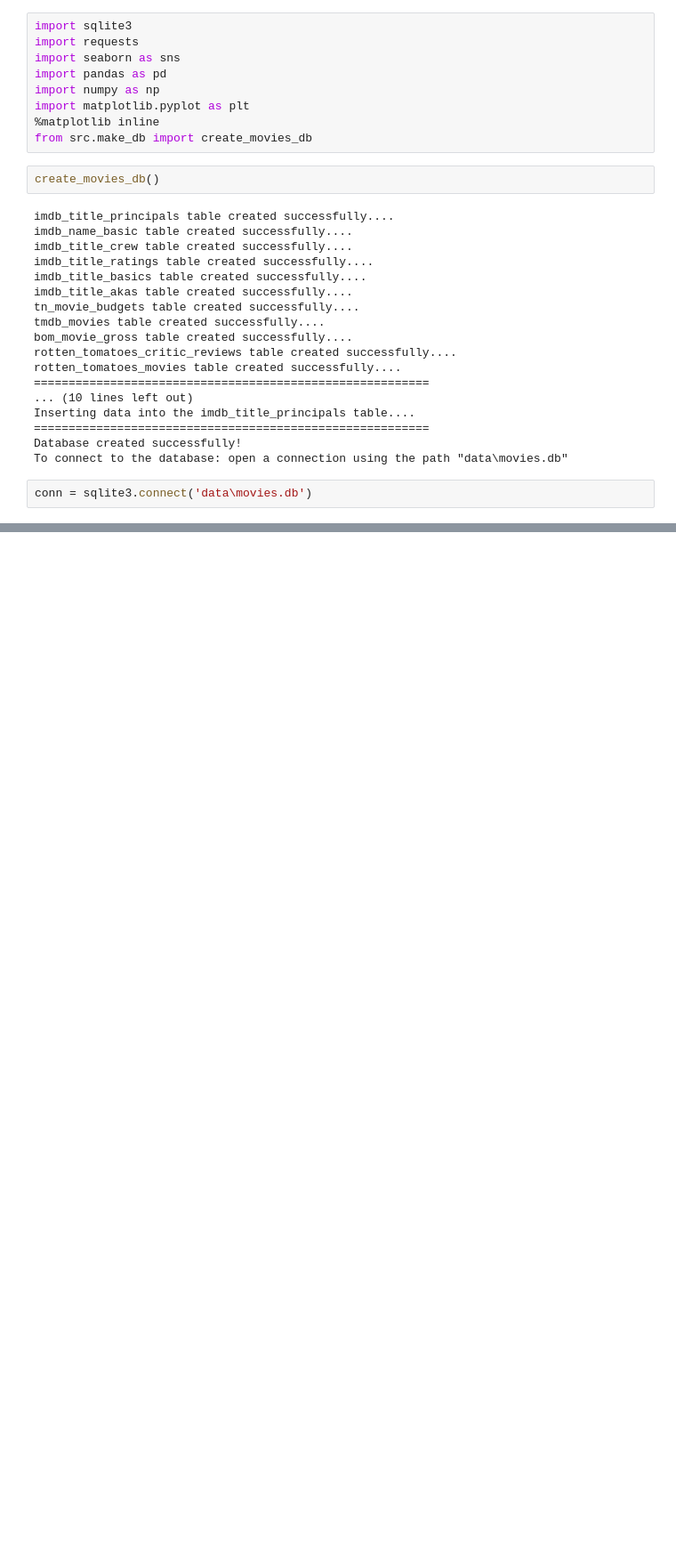
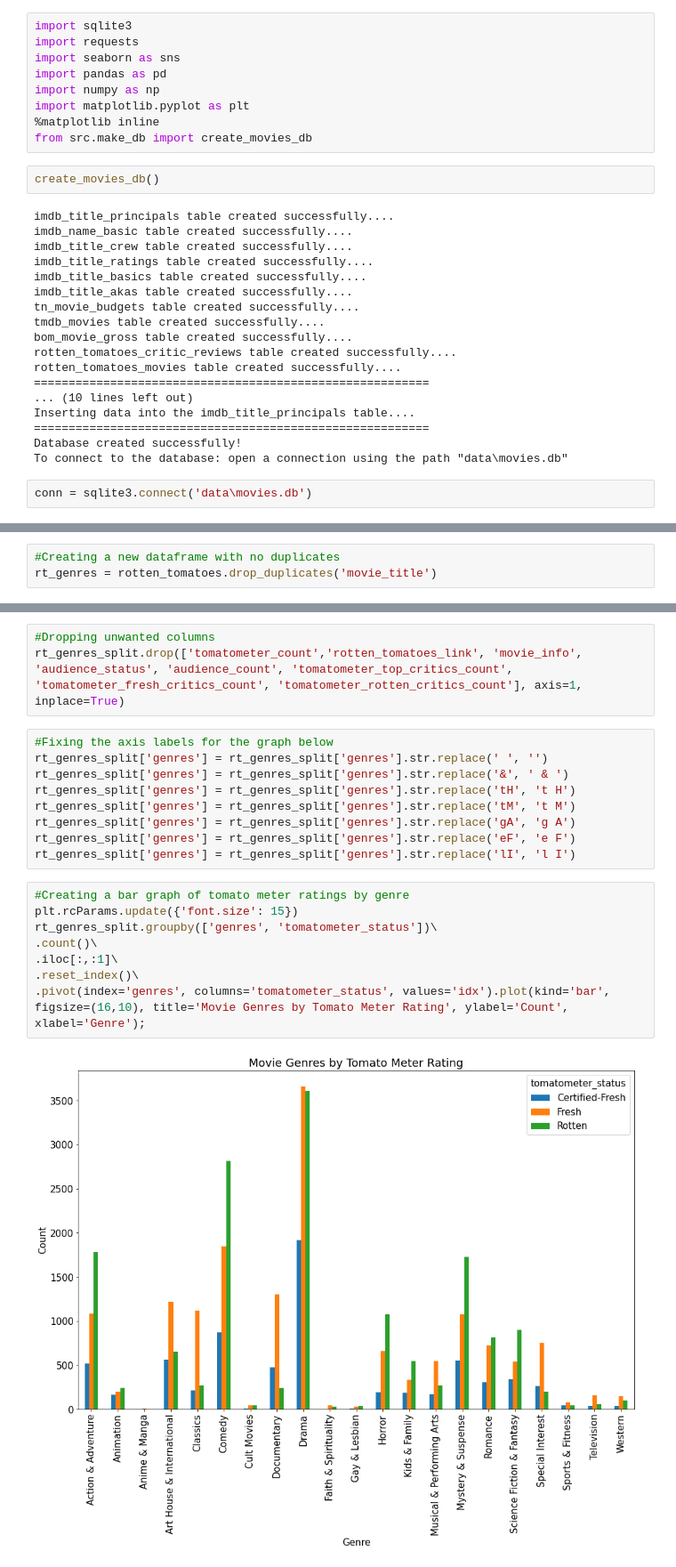
Before and after one commit to krvosen/microsoft_movie_analysis, a Jupyter notebook: Microsoft_Movie_Recomendation_Code.ipynb, the cells around one changed output, grey strips where cells are left out. Shown at 89% size. Drawn from its saved outputs; the diff is of its cells as text; blank space fills up the shorter version.

```diff
--- a/Microsoft_Movie_Recomendation_Code.ipynb
+++ b/Microsoft_Movie_Recomendation_Code.ipynb
@@ -31,0 +163,3 @@ conn = sqlite3.connect('data\movies.db')
+# %%
+#Creating a new dataframe with no duplicates
+rt_genres = rotten_tomatoes.drop_duplicates('movie_title')
@@ -31,0 +183,22 @@ conn = sqlite3.connect('data\movies.db')
+# %%
+#Dropping unwanted columns
+rt_genres_split.drop(['tomatometer_count','rotten_tomatoes_link', 'movie_info', 'audience_status', 'audience_count', 'tomatometer_top_critics_count', 'tomatometer_fresh_critics_count', 'tomatometer_rotten_critics_count'], axis=1, inplace=True)
+# %%
+#Fixing the axis labels for the graph below
+rt_genres_split['genres'] = rt_genres_split['genres'].str.replace(' ', '')
+rt_genres_split['genres'] = rt_genres_split['genres'].str.replace('&', ' & ')
+rt_genres_split['genres'] = rt_genres_split['genres'].str.replace('tH', 't H')
+rt_genres_split['genres'] = rt_genres_split['genres'].str.replace('tM', 't M')
+rt_genres_split['genres'] = rt_genres_split['genres'].str.replace('gA', 'g A')
+rt_genres_split['genres'] = rt_genres_split['genres'].str.replace('eF', 'e F')
+rt_genres_split['genres'] = rt_genres_split['genres'].str.replace('lI', 'l I')
+# %%
+#Creating a bar graph of tomato meter ratings by genre
+plt.rcParams.update({'font.size': 15})
+rt_genres_split.groupby(['genres', 'tomatometer_status'])\
+.count()\
+.iloc[:,:1]\
+.reset_index()\
+.pivot(index='genres', columns='tomatometer_status', values='idx').plot(kind='bar', figsize=(16,10), title='Movie Genres by Tomato Meter Rating', ylabel='Count', xlabel='Genre');
+# %% [output]
+[figure, added]
```
Also changed, not shown: parts of 33 cells of this notebook, 8 other files.
